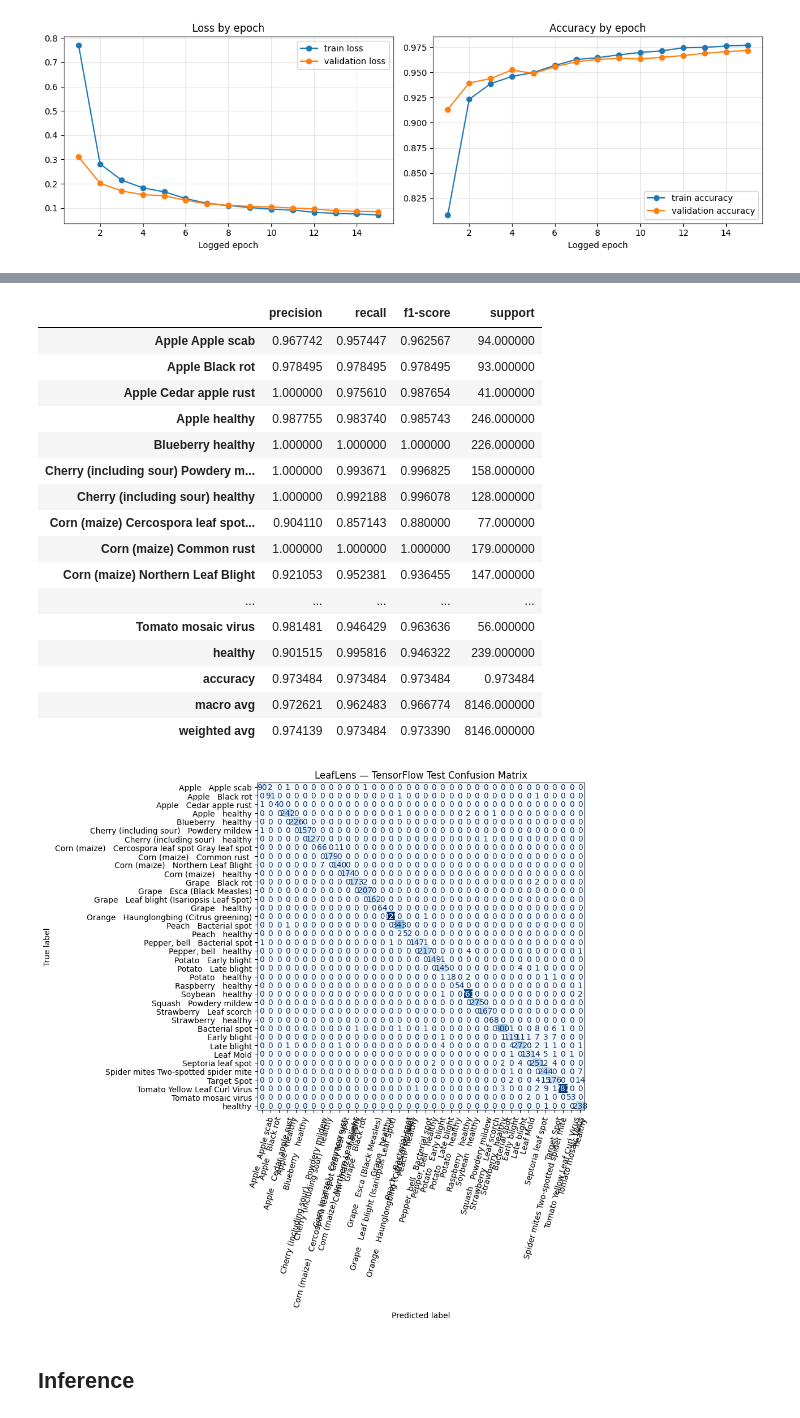
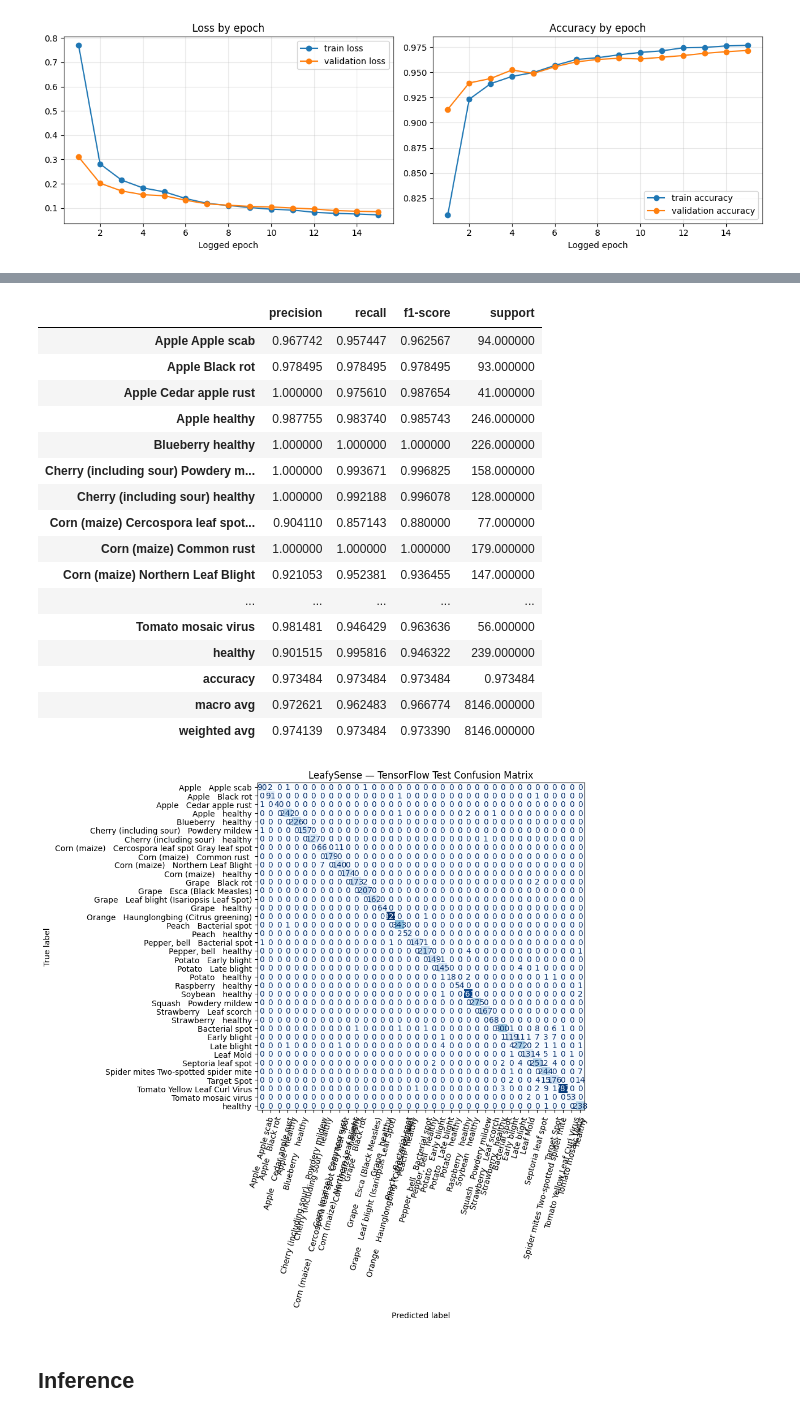
Before and after one commit to mlnandhika/LeafySense, a Jupyter notebook: notebook/leaf-plants-classification.ipynb, the cells around one changed output, grey strips where cells are left out. Cells and saved outputs as stored; diff of their text form; code cells hidden in the pictures.

```diff
--- a/notebook/leaf-plants-classification.ipynb
+++ b/notebook/leaf-plants-classification.ipynb
@@ -46,7 +46,7 @@ for gpu in tf.config.list_physical_devices('GPU'):
     except RuntimeError:
         pass
 
-OUTPUT_DIR = Path('/kaggle/working/leaflens_output')
+OUTPUT_DIR = Path('/kaggle/working/leafysense_output')
 OUTPUT_DIR.mkdir(parents=True, exist_ok=True)
 print('Python:', platform.python_version())
 print('TensorFlow:', tf.__version__)
@@ -230,7 +230,7 @@ x = layers.GlobalAveragePooling2D()(x)
 x = layers.Dropout(0.2)(x)
 outputs = layers.Dense(num_classes, activation='softmax', name='class_probabilities')(x)  # Layer klasifikasi akhir
 
-model = keras.Model(inputs, outputs, name='leaflens_mobilenetv3_small')
+model = keras.Model(inputs, outputs, name='leafysense_mobilenetv3_small')
 
 model.compile(
     optimizer='adam',
@@ -504,7 +504,7 @@ fig, ax = plt.subplots(figsize=(12, 10))
 ConfusionMatrixDisplay(confusion_matrix=cm, display_labels=short_names).plot(
     ax=ax, xticks_rotation=75, cmap='Blues', colorbar=False, values_format='d'
 )
-ax.set_title('LeafLens — TensorFlow Test Confusion Matrix')
+ax.set_title('LeafySense — TensorFlow Test Confusion Matrix')
 plt.tight_layout()
 plt.savefig(OUTPUT_DIR / 'confusion_matrix.png', dpi=180, bbox_inches='tight')
 plt.show()
@@ -516,34 +516,34 @@ Test accuracy: 0.9735
 Test macro F1: 0.9668
 
 Classification report:
                                                     precision    recall  f1-score   support
 
                                 Apple   Apple scab       0.97      0.96      0.96        94
                                  Apple   Black rot       0.98      0.98      0.98        93
                           Apple   Cedar apple rust       1.00      0.98      0.99        41
 ... (35 lines left out)
 
                                           accuracy                           0.97      8146
                                          macro avg       0.97      0.96      0.97      8146
                                       weighted avg       0.97      0.97      0.97      8146
 |  | precision | recall | f1-score | support |
 | Apple Apple scab | 0.967742 | 0.957447 | 0.962567 | 94.000000 |
 | Apple Black rot | 0.978495 | 0.978495 | 0.978495 | 93.000000 |
 | Apple Cedar apple rust | 1.000000 | 0.975610 | 0.987654 | 41.000000 |
 | Apple healthy | 0.987755 | 0.983740 | 0.985743 | 246.000000 |
 | Blueberry healthy | 1.000000 | 1.000000 | 1.000000 | 226.000000 |
 | Cherry (including sour) Powdery m... | 1.000000 | 0.993671 | 0.996825 | 158.000000 |
 | Cherry (including sour) healthy | 1.000000 | 0.992188 | 0.996078 | 128.000000 |
 | Corn (maize) Cercospora leaf spot... | 0.904110 | 0.857143 | 0.880000 | 77.000000 |
 | Corn (maize) Common rust | 1.000000 | 1.000000 | 1.000000 | 179.000000 |
 | Corn (maize) Northern Leaf Blight | 0.921053 | 0.952381 | 0.936455 | 147.000000 |
 | ... | ... | ... | ... | ... |
 | Tomato mosaic virus | 0.981481 | 0.946429 | 0.963636 | 56.000000 |
 | healthy | 0.901515 | 0.995816 | 0.946322 | 239.000000 |
 | accuracy | 0.973484 | 0.973484 | 0.973484 | 0.973484 |
 | macro avg | 0.972621 | 0.962483 | 0.966774 | 8146.000000 |
 | weighted avg | 0.974139 | 0.973484 | 0.973390 | 8146.000000 |
-[figure, old version]
+[figure, new version]
 # %% [markdown]
 ## **Inference**
 # %%
```
Also changed, not shown: parts of 9 cells of this notebook.
